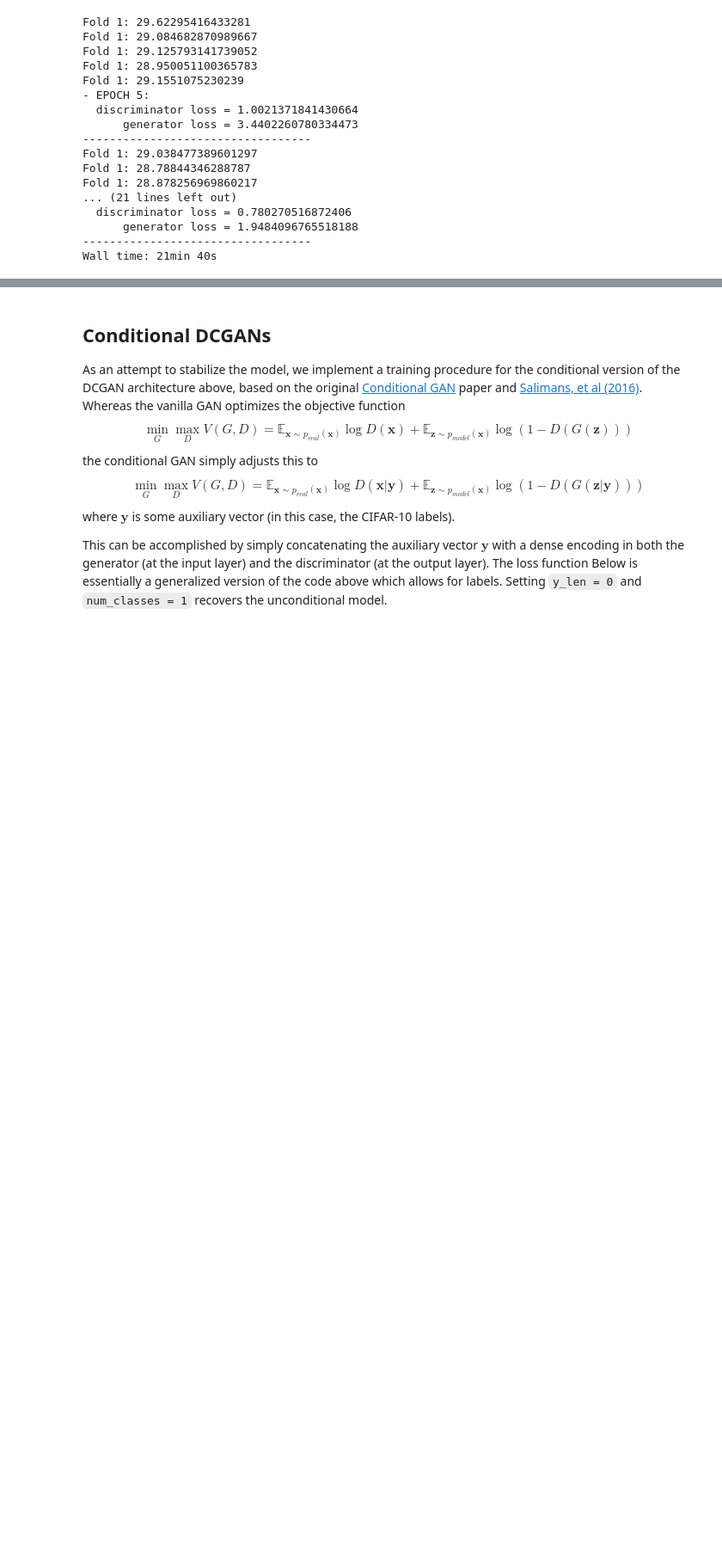
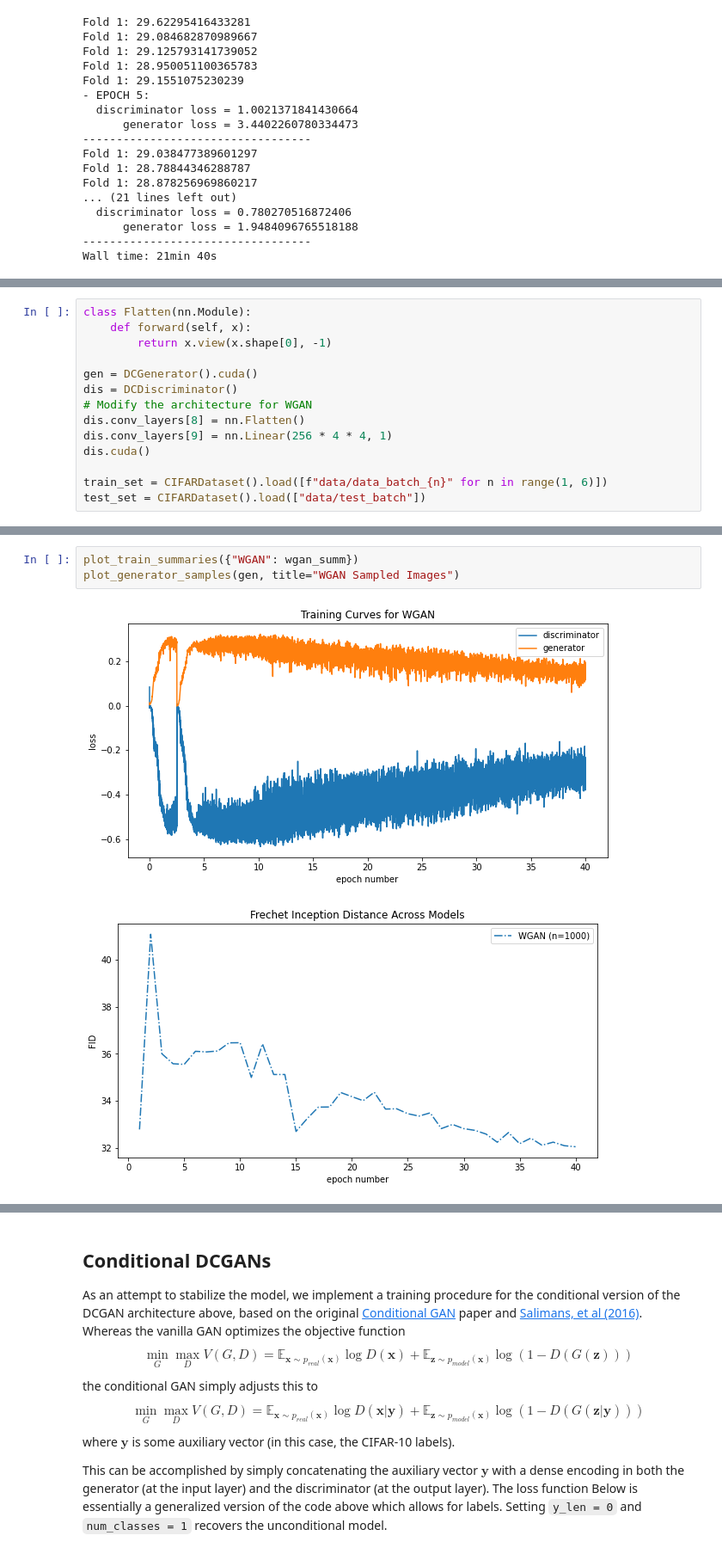
Before and after one commit to quinnfrank/GAN-regularization, a Jupyter notebook: DCGAN.ipynb, the cells around one changed output, grey strips where cells are left out. Shown at 86% size. Drawn from its saved outputs; the diff is of its cells as text; blank space fills up the shorter version.

```diff
--- a/DCGAN.ipynb
+++ b/DCGAN.ipynb
@@ -688,0 +804,14 @@ torch.save(dis, "models/vanilla_dis")
+# %%
+class Flatten(nn.Module):
+    def forward(self, x):
+        return x.view(x.shape[0], -1)
+
+gen = DCGenerator().cuda()
+dis = DCDiscriminator()
+# Modify the architecture for WGAN
+dis.conv_layers[8] = nn.Flatten()
+dis.conv_layers[9] = nn.Linear(256 * 4 * 4, 1)
+dis.cuda()
+
+train_set = CIFARDataset().load([f"data/data_batch_{n}" for n in range(1, 6)])
+test_set = CIFARDataset().load(["data/test_batch"])
@@ -688,0 +839,6 @@ torch.save(dis, "models/vanilla_dis")
+# %%
+plot_train_summaries({"WGAN": wgan_summ})
+plot_generator_samples(gen, title="WGAN Sampled Images")
+# %% [output]
+[figure, added]
+[figure, added]
```
Also changed, not shown: parts of 11 cells of this notebook, 3 other files.
